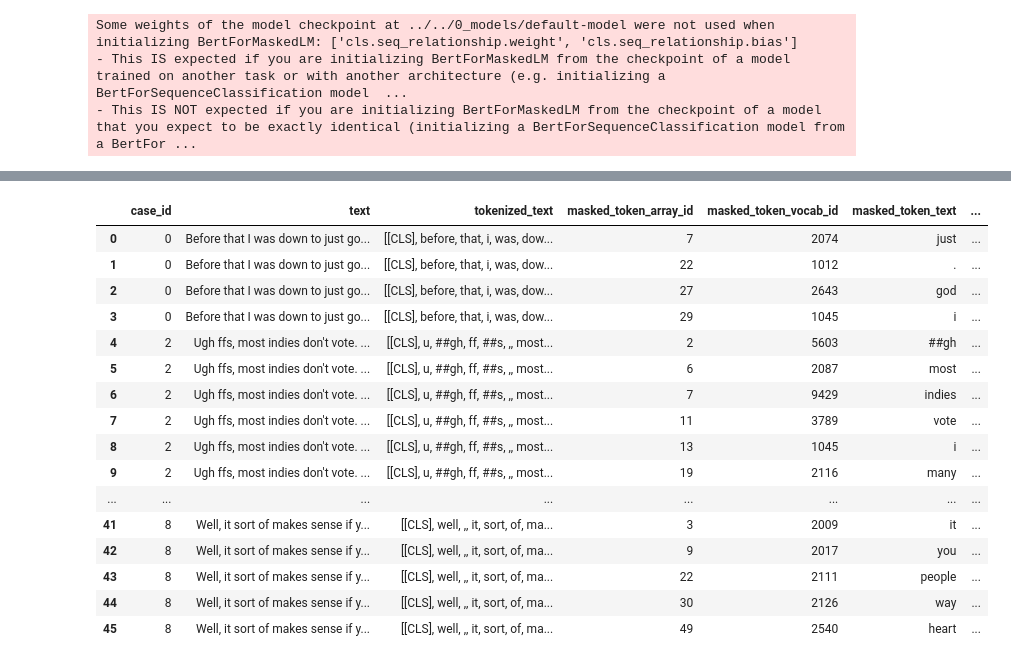
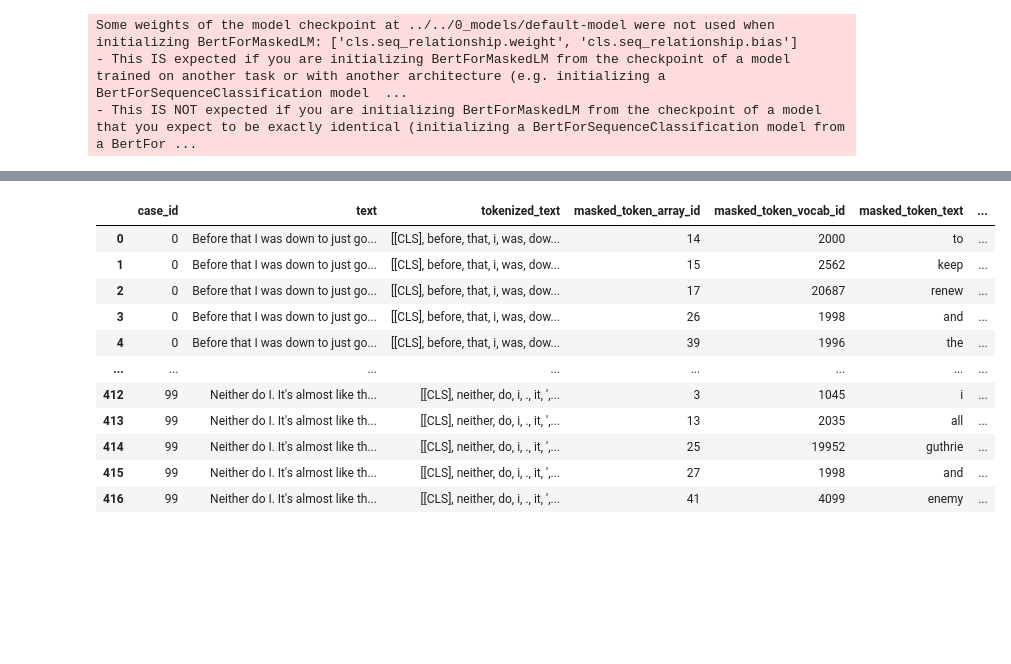
Before and after one commit to paul-rottger/gab-language-change, a Jupyter notebook: Z_old/mlm_predict_format.ipynb, the cells around one changed output, grey strips where cells are left out. Saved outputs shown, nothing was run; the diff lists cells and outputs as text; code cells hidden in the pictures; blank space fills up the shorter version.

Commit message:
sharded mlm token tests

```diff
--- a/Z_old/mlm_predict_format.ipynb
+++ b/Z_old/mlm_predict_format.ipynb
@@ -13,5 +13,5 @@ Some weights of the model checkpoint at ../../0_models/default-model were not us
 # %%
 tokenizer = AutoTokenizer.from_pretrained('../../0_models/default-model', use_fast=True)
 # %%
-datasets = load_dataset('text', data_files={'test': '../../0_data/clean/unlabelled_reddit/small.txt'})
+datasets = load_dataset('text', data_files={'validation': '../../0_data/clean/unlabelled_reddit/politics_test/test_2017_03_5k.txt'})
 # %% [output]
@@ -50,5 +50,3 @@ trainer = Trainer(
 def softmax(x):
     e_x = np.exp(x - np.max(x))
     return e_x / e_x.sum(axis=0)
-# %%
-pred_results = trainer.predict(tokenized_datasets["test"])
@@ -57,61 +53,70 @@ pred_results = trainer.predict(tokenized_datasets["test"])
 # %%
 # initialise dictionary for writing prediction results to
 out_dict = {"case_id": [], "text": [], "tokenized_text": [],
             "masked_token_array_id": [], "masked_token_vocab_id": [], "masked_token_text": [],
             "top_pred_token_vocab_id": [], "top_pred_token_text": [],
             "ce_loss": [],
             "pred_logits": []}
 
-# each row corresponds to a masked token
-# first level of iteration is case-by-case
-for case_id, result, label_ids in zip(range(pred_results.label_ids.shape[0]), pred_results.predictions, pred_results.label_ids):
+# set number of shards for splitting dataset into
+n_shards=100
 
-    # second level of iteration is over masked tokens in a given case
-    # not every case necessarily has masked tokens (indicated by label_id not equal to -100)
-    for masked_token in (label_ids != -100).nonzero()[0]:
+for shard_id in range(2):
 
-        # write case_id, text and tokenized text corresponding to a given masked token
-        out_dict["case_id"].append(case_id)
-        out_dict["text"].append(tokenized_datasets["test"]["text"][case_id])
-        out_dict["tokenized_text"].append((tokenizer.convert_ids_to_tokens(tokenized_datasets["test"]["input_ids"][case_id])))
+    print(shard_id)
 
-        # for each masked token, write out its array id within the text, its vocab id and corresponding text
-        out_dict["masked_token_array_id"].append(masked_token)
-        out_dict["masked_token_vocab_id"].append(label_ids[masked_token])
-        out_dict["masked_token_text"].append(tokenizer.convert_ids_to_tokens([label_ids[masked_token]])[0])
+    # run prediction on shards of overall test set so as not to exceed RAM
+    test_shard = tokenized_datasets["validation"].shard(n_shards, shard_id, contiguous=True)
+    pred_results = trainer.predict(test_shard)
 
-        # also write the vocab id and text of the top predicted token
-        out_dict["top_pred_token_vocab_id"].append(result[masked_token].argmax())
-        out_dict["top_pred_token_text"].append(tokenizer.convert_ids_to_tokens([result[masked_token].argmax()])[0])
+    # each row corresponds to a masked token
+    # first level of iteration is case-by-case
+    case_id_range = range(shard_id*int((tokenized_datasets["validation"].shape[0]/n_shards)), (shard_id+1)*int((tokenized_datasets["validation"].shape[0]/n_shards)))
 
-        # calculate categorical cross entropy loss as the negative log of the softmax probability of the correct token
-        ce_loss = -np.log(softmax(result[masked_token])[label_ids[masked_token]])
-        out_dict["ce_loss"].append(ce_loss)
+    for case_id, result, label_ids in zip(case_id_range, pred_results.predictions, pred_results.label_ids):
 
-        # save full logits (1xvocab_size) for the masked token for flexibility in further analysis
-        out_dict["pred_logits"].append(result[masked_token])
+        # second level of iteration is over masked tokens in a given case
+        # not every case necessarily has masked tokens (indicated by label_id not equal to -100)
+        for masked_token in (label_ids != -100).nonzero()[0]:
+
+            # write case_id, text and tokenized text corresponding to a given masked token
+            out_dict["case_id"].append(case_id)
+            out_dict["text"].append(tokenized_datasets["validation"]["text"][case_id])
+            out_dict["tokenized_text"].append((tokenizer.convert_ids_to_tokens(tokenized_datasets["validation"]["input_ids"][case_id])))
+
+            # for each masked token, write out its array id within the text, its vocab id and corresponding text
+            out_dict["masked_token_array_id"].append(masked_token)
+            out_dict["masked_token_vocab_id"].append(label_ids[masked_token])
+            out_dict["masked_token_text"].append(tokenizer.convert_ids_to_tokens([label_ids[masked_token]])[0])
+
+            # also write the vocab id and text of the top predicted token
+            out_dict["top_pred_token_vocab_id"].append(result[masked_token].argmax())
+            out_dict["top_pred_token_text"].append(tokenizer.convert_ids_to_tokens([result[masked_token].argmax()])[0])
+
+            # calculate categorical cross entropy loss as the negative log of the softmax probability of the correct token
+            ce_loss = -np.log(softmax(result[masked_token])[label_ids[masked_token]])
+            out_dict["ce_loss"].append(ce_loss)
+
+            # save full logits (1xvocab_size) for the masked token for flexibility in further analysis
+            out_dict["pred_logits"].append(result[masked_token])
 
 
 # write dataframe from dict
 out_df = pd.DataFrame.from_dict(out_dict)
+out_df
 
 # write dataframe to csv
-out_df.to_csv("test.csv", index=False)
+#out_df.to_csv("test.csv", index=False)
 # %% [output]
 |  | case_id | text | tokenized_text | masked_token_array_id | masked_token_vocab_id | masked_token_text | ... |
-| 0 | 0 | Before that I was down to just go... | [[CLS], before, that, i, was, dow... | 7 | 2074 | just | ... |
-| 1 | 0 | Before that I was down to just go... | [[CLS], before, that, i, was, dow... | 22 | 1012 | . | ... |
-| 2 | 0 | Before that I was down to just go... | [[CLS], before, that, i, was, dow... | 27 | 2643 | god | ... |
-| 3 | 0 | Before that I was down to just go... | [[CLS], before, that, i, was, dow... | 29 | 1045 | i | ... |
-| 4 | 2 | Ugh ffs, most indies don't vote. ... | [[CLS], u, ##gh, ff, ##s, ,, most... | 2 | 5603 | ##gh | ... |
-| 5 | 2 | Ugh ffs, most indies don't vote. ... | [[CLS], u, ##gh, ff, ##s, ,, most... | 6 | 2087 | most | ... |
-| 6 | 2 | Ugh ffs, most indies don't vote. ... | [[CLS], u, ##gh, ff, ##s, ,, most... | 7 | 9429 | indies | ... |
-| 7 | 2 | Ugh ffs, most indies don't vote. ... | [[CLS], u, ##gh, ff, ##s, ,, most... | 11 | 3789 | vote | ... |
-| 8 | 2 | Ugh ffs, most indies don't vote. ... | [[CLS], u, ##gh, ff, ##s, ,, most... | 13 | 1045 | i | ... |
-| 9 | 2 | Ugh ffs, most indies don't vote. ... | [[CLS], u, ##gh, ff, ##s, ,, most... | 19 | 2116 | many | ... |
+| 0 | 0 | Before that I was down to just go... | [[CLS], before, that, i, was, dow... | 14 | 2000 | to | ... |
+| 1 | 0 | Before that I was down to just go... | [[CLS], before, that, i, was, dow... | 15 | 2562 | keep | ... |
+| 2 | 0 | Before that I was down to just go... | [[CLS], before, that, i, was, dow... | 17 | 20687 | renew | ... |
+| 3 | 0 | Before that I was down to just go... | [[CLS], before, that, i, was, dow... | 26 | 1998 | and | ... |
+| 4 | 0 | Before that I was down to just go... | [[CLS], before, that, i, was, dow... | 39 | 1996 | the | ... |
 | ... | ... | ... | ... | ... | ... | ... | ... |
-| 41 | 8 | Well, it sort of makes sense if y... | [[CLS], well, ,, it, sort, of, ma... | 3 | 2009 | it | ... |
-| 42 | 8 | Well, it sort of makes sense if y... | [[CLS], well, ,, it, sort, of, ma... | 9 | 2017 | you | ... |
-| 43 | 8 | Well, it sort of makes sense if y... | [[CLS], well, ,, it, sort, of, ma... | 22 | 2111 | people | ... |
-| 44 | 8 | Well, it sort of makes sense if y... | [[CLS], well, ,, it, sort, of, ma... | 30 | 2126 | way | ... |
-| 45 | 8 | Well, it sort of makes sense if y... | [[CLS], well, ,, it, sort, of, ma... | 49 | 2540 | heart | ... |
+| 412 | 99 | Neither do I. It's almost like th... | [[CLS], neither, do, i, ., it, ',... | 3 | 1045 | i | ... |
+| 413 | 99 | Neither do I. It's almost like th... | [[CLS], neither, do, i, ., it, ',... | 13 | 2035 | all | ... |
+| 414 | 99 | Neither do I. It's almost like th... | [[CLS], neither, do, i, ., it, ',... | 25 | 19952 | guthrie | ... |
+| 415 | 99 | Neither do I. It's almost like th... | [[CLS], neither, do, i, ., it, ',... | 27 | 1998 | and | ... |
+| 416 | 99 | Neither do I. It's almost like th... | [[CLS], neither, do, i, ., it, ',... | 41 | 4099 | enemy | ... |
```
Also changed, not shown: parts of 4 cells of this notebook, 1 other file.
